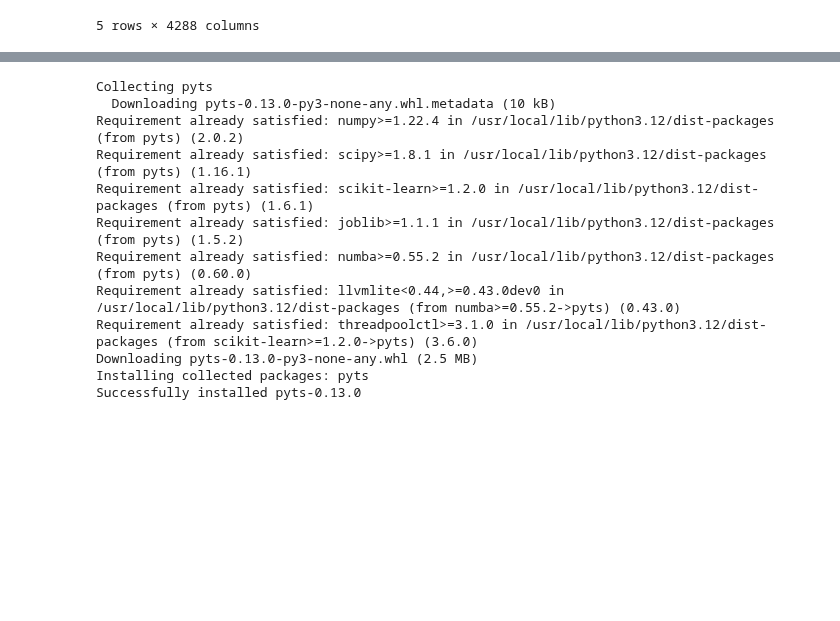
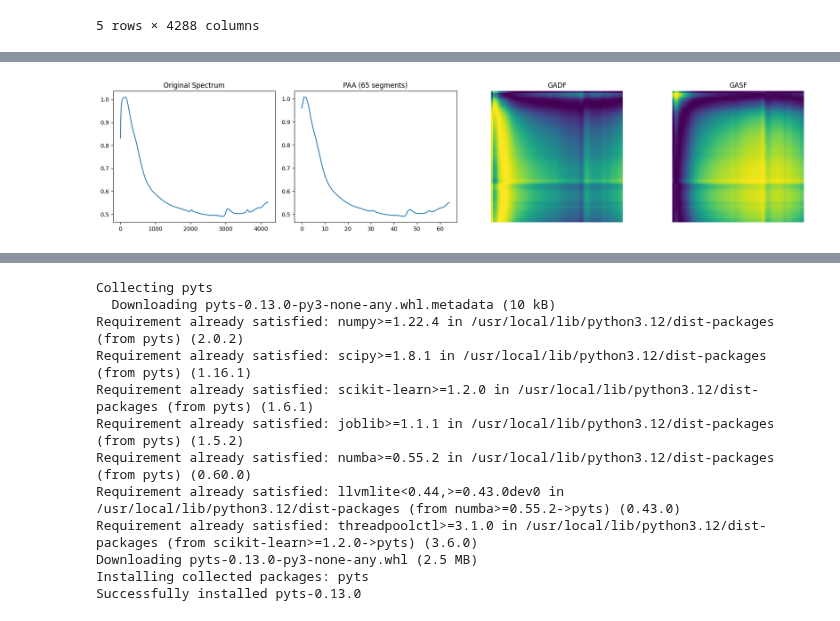
Before and after one commit to Raoina/Spectra-2-Image, a Jupyter notebook: notebooks/Image_Transformation/ 02_GAF_Transformation.ipynb, the cells around one changed output, grey strips where cells are left out. Cells and saved outputs as stored; diff of their text form; code cells hidden in the pictures; blank space fills up the shorter version.

```diff
--- a/notebooks/Image_Transformation/ 02_GAF_Transformation.ipynb
+++ b/notebooks/Image_Transformation/ 02_GAF_Transformation.ipynb
@@ -152,0 +24,95 @@ plt.show()
+# %%
+import numpy as np
+import matplotlib.pyplot as plt
+
+# ---------- PAA مع توزيع remainder ----------
+def paa_distribute(series, segments):
+    n = len(series)
+    base = n // segments
+    rem = n % segments
+    res = []
+    idx = 0
+    for i in range(segments):
+        seg_len = base + (1 if i < rem else 0)
+        seg = series[idx: idx+seg_len]
+        res.append(seg.mean())
+        idx += seg_len
+    return np.array(res)
+
+# ---------- GADF ----------
+def gadf_transform(paa_series):
+    # 1️⃣ Normalize to [0,1]
+    mn, mx = paa_series.min(), paa_series.max()
+    if mx == mn:
+        scaled_01 = np.zeros_like(paa_series)
+    else:
+        scaled_01 = (paa_series - mn) / (mx - mn)
+
+    # 2️⃣ Convert to [-1,1]
+    scaled = 2.0 * scaled_01 - 1.0
+    scaled = np.clip(scaled, -1.0, 1.0)
+
+    # 3️⃣ Compute angles and GADF
+    phi = np.arccos(scaled)
+    phi_sub = np.subtract.outer(phi, phi)
+    GADF = np.sin(phi_sub)
+    return GADF
+
+# ---------- GASF ----------
+def gasf_transform(paa_series):
+    # 1️⃣ Normalize to [0,1]
+    mn, mx = paa_series.min(), paa_series.max()
+    if mx == mn:
+        scaled_01 = np.zeros_like(paa_series)
+    else:
+        scaled_01 = (paa_series - mn) / (mx - mn)
+
+    # 2️⃣ Convert to [-1,1]
+    scaled = 2.0 * scaled_01 - 1.0
+    scaled = np.clip(scaled, -1.0, 1.0)
+
+    # 3️⃣ Compute angles and GASF
+    phi = np.arccos(scaled)
+    phi_add = np.add.outer(phi, phi)
+    GASF = np.cos(phi_add)
+    return GASF
+
+# ---------- إعداد ----------
+segments = 65
+
+# أول sample
+row = df.iloc[0]
+spectrum = row.filter(like="spc.").values.astype(float)
+
+# PAA
+paa_series = paa_distribute(spectrum, segments)
+
+# GADF و GASF
+gadf = gadf_transform(paa_series)
+gasf = gasf_transform(paa_series)
+
+# ---------- عرض كل الرسومات جنب بعض ----------
+fig, axs = plt.subplots(1, 4, figsize=(18, 4))
+
+# الطيف الأصلي
+axs[0].plot(spectrum)
+axs[0].set_title("Original Spectrum")
+
+# بعد PAA
+axs[1].plot(paa_series)
+axs[1].set_title(f"PAA ({segments} segments)")
+
+# GADF
+im2 = axs[2].imshow(gadf, cmap="viridis", origin="upper", vmin=-1, vmax=1)
+axs[2].set_title("GADF")
+axs[2].axis("off")
+
+# GASF
+im3 = axs[3].imshow(gasf, cmap="viridis", origin="upper", vmin=-1, vmax=1)
+axs[3].set_title("GASF")
+axs[3].axis("off")
+
+plt.tight_layout()
+plt.show()
+# %% [output]
+[figure, added]
```
Also changed, not shown: parts of 13 cells of this notebook.
